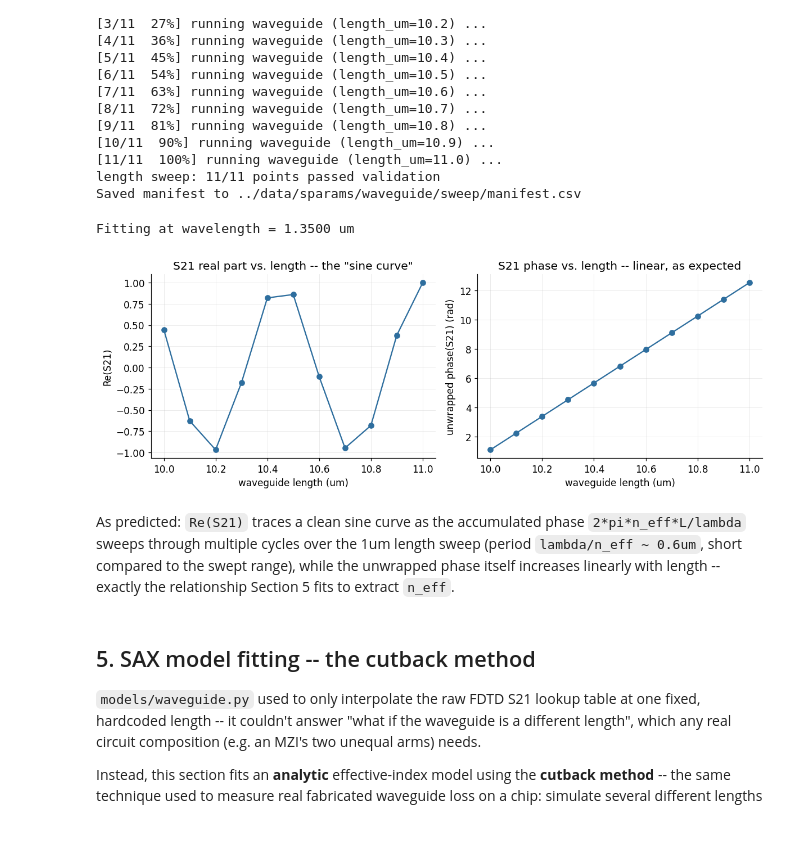
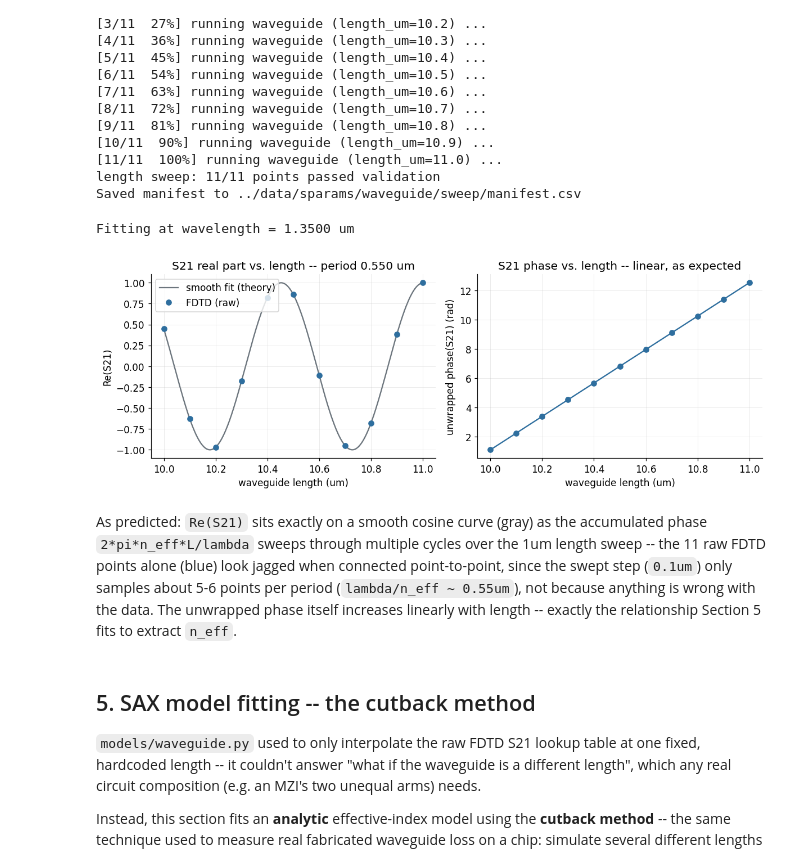
Before and after one commit to ykawaguchi-photonics/photonics-simulation-toolkit, a Jupyter notebook: notebooks/01_waveguide_baseline.ipynb, the cells around one changed output. Saved outputs shown, nothing was run; the diff lists cells and outputs as text; code cells hidden in the pictures; blank space fills up the shorter version.

```diff
--- a/notebooks/01_waveguide_baseline.ipynb
+++ b/notebooks/01_waveguide_baseline.ipynb
@@ -318,42 +318,58 @@ Saved manifest to ../data/sparams/waveguide/sweep/manifest.csv
 # %%
 # Read S21 back out of each swept-length artifact, at the same band-center
 # wavelength used elsewhere in this notebook, so every point is compared at
 # exactly one wavelength as length varies.
 i_mid = len(result.wavelengths_um) // 2
 wl0 = float(result.wavelengths_um[i_mid])  # representative (band-center) wavelength for the fit
 print(f"Fitting at wavelength = {wl0:.4f} um")
 
 s21_by_length = []
 for L in LENGTH_SWEEP_UM:
     a = sparams.load_artifact(f"../data/sparams/waveguide/sweep/waveguide_length{L}")
     s21_by_length.append(a.s_matrix["21"][i_mid])
 s21_by_length = np.array(s21_by_length)
 lengths_um = np.array(LENGTH_SWEEP_UM)
 
 # unwrap() removes the artificial 2*pi jumps atan2 introduces, so the
 # accumulated phase reads as a straight line vs. length instead of a sawtooth.
 phase_unwrapped = np.unwrap(np.angle(s21_by_length))
 
+# The 11 swept lengths sample only ~5-6 points per the ~0.55um period implied
+# by n_eff -- connecting them point-to-point (as below) looks jagged, not a
+# clean sine, even though every point IS correct. A quick local linear fit of
+# the SAME phase data (Section 5 redoes this properly as the notebook's actual
+# n_eff extraction; this is only to draw a smooth reference curve here) gives
+# a dense analytic Re(S21) = |S21| * cos(phase) curve to plot underneath the
+# discrete FDTD points, showing they lie exactly on it.
+local_phase_fit = np.polyfit(lengths_um, phase_unwrapped, 1)
+L_fine = np.linspace(lengths_um.min(), lengths_um.max(), 400)
+re_s21_fine = np.mean(np.abs(s21_by_length)) * np.cos(np.polyval(local_phase_fit, L_fine))
+period_um = 2 * np.pi / local_phase_fit[0]
+
 fig, (ax_re, ax_ph) = plt.subplots(1, 2, figsize=(11, 4))
-ax_re.plot(lengths_um, s21_by_length.real, "o-", color=style.COLOR_STEEL)
+ax_re.plot(L_fine, re_s21_fine, "-", color=style.COLOR_REFERENCE, label="smooth fit (theory)", zorder=1)
+ax_re.plot(lengths_um, s21_by_length.real, "o", color=style.COLOR_STEEL, label="FDTD (raw)", zorder=2)
 ax_re.set_xlabel("waveguide length (um)")
 ax_re.set_ylabel("Re(S21)")
-ax_re.set_title("S21 real part vs. length -- the \"sine curve\"")
+ax_re.set_title(f"S21 real part vs. length -- period {period_um:.3f} um")
+ax_re.legend()
 ax_ph.plot(lengths_um, phase_unwrapped, "o-", color=style.COLOR_STEEL)
 ax_ph.set_xlabel("waveguide length (um)")
 ax_ph.set_ylabel("unwrapped phase(S21) (rad)")
 ax_ph.set_title("S21 phase vs. length -- linear, as expected")
 fig.tight_layout()
 plt.show()
 # %% [output]
 Fitting at wavelength = 1.3500 um
-[figure, old version]
+[figure, new version]
 # %% [markdown]
-As predicted: `Re(S21)` traces a clean sine curve as the accumulated phase
-`2*pi*n_eff*L/lambda` sweeps through multiple cycles over the 1um length sweep
-(period `lambda/n_eff ~ 0.6um`, short compared to the swept range), while the
-unwrapped phase itself increases linearly with length -- exactly the relationship
-Section 5 fits to extract `n_eff`.
+As predicted: `Re(S21)` sits exactly on a smooth cosine curve (gray) as the
+accumulated phase `2*pi*n_eff*L/lambda` sweeps through multiple cycles over the
+1um length sweep -- the 11 raw FDTD points alone (blue) look jagged when
+connected point-to-point, since the swept step (`0.1um`) only samples about
+5-6 points per period (`lambda/n_eff ~ 0.55um`), not because anything is wrong
+with the data. The unwrapped phase itself increases linearly with length --
+exactly the relationship Section 5 fits to extract `n_eff`.
 # %% [markdown]
 ## 5. SAX model fitting -- the cutback method
 
```
Also changed, not shown: parts of 2 cells of this notebook, 27 other files.
